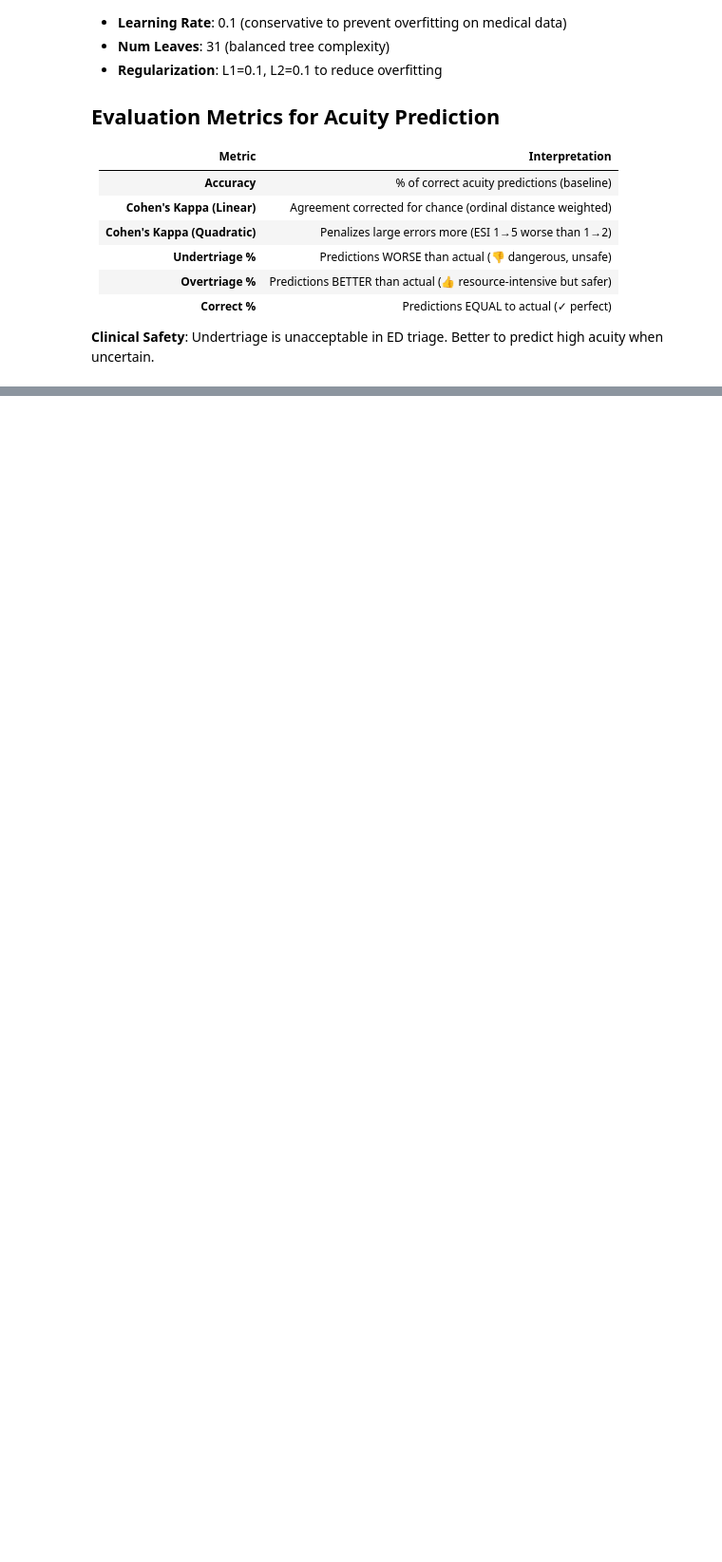
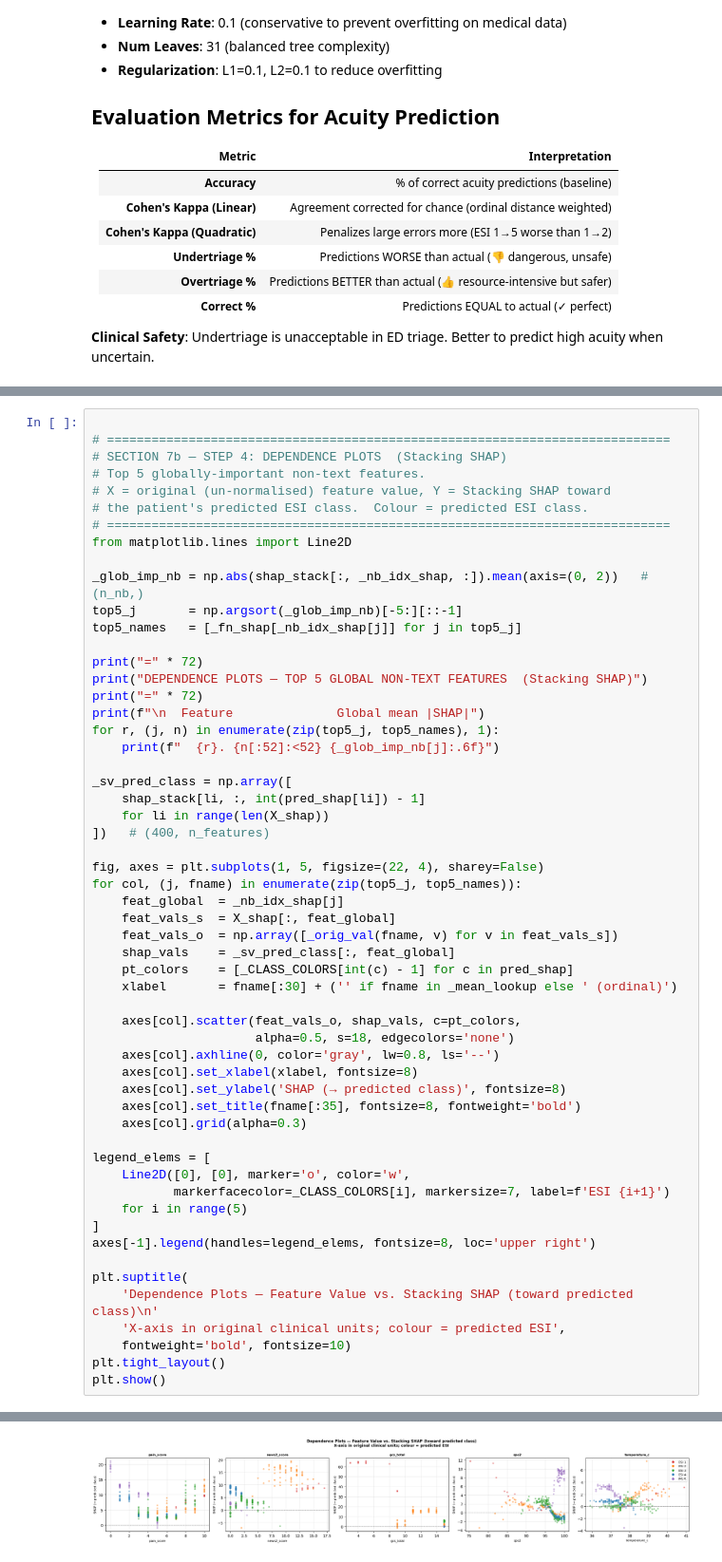
Before and after one commit to dsAlessandro/Emergency-Department-Acuity-Prediction, a Jupyter notebook: main.ipynb, the cells around one changed output, grey strips where cells are left out. Shown at 95% size. Drawn from its saved outputs; the diff is of its cells as text; blank space fills up the shorter version.

```diff
--- a/main.ipynb
+++ b/main.ipynb
@@ -2062,0 +2741,57 @@ print(f"   ✓ Highlights clinical safety metrics (undertriage vs overtriage)")
+# %%
+
+# ============================================================================
+# SECTION 7b — STEP 4: DEPENDENCE PLOTS  (Stacking SHAP)
+# Top 5 globally-important non-text features.
+# X = original (un-normalised) feature value, Y = Stacking SHAP toward
+# the patient's predicted ESI class.  Colour = predicted ESI class.
+# ============================================================================
+from matplotlib.lines import Line2D
+
+_glob_imp_nb = np.abs(shap_stack[:, _nb_idx_shap, :]).mean(axis=(0, 2))   # (n_nb,)
+top5_j       = np.argsort(_glob_imp_nb)[-5:][::-1]
+top5_names   = [_fn_shap[_nb_idx_shap[j]] for j in top5_j]
+
+print("=" * 72)
+print("DEPENDENCE PLOTS — TOP 5 GLOBAL NON-TEXT FEATURES  (Stacking SHAP)")
+print("=" * 72)
+print(f"\n  Feature              Global mean |SHAP|")
+for r, (j, n) in enumerate(zip(top5_j, top5_names), 1):
+    print(f"  {r}. {n[:52]:<52} {_glob_imp_nb[j]:.6f}")
+
+_sv_pred_class = np.array([
+    shap_stack[li, :, int(pred_shap[li]) - 1]
+    for li in range(len(X_shap))
+])   # (400, n_features)
+
+fig, axes = plt.subplots(1, 5, figsize=(22, 4), sharey=False)
+for col, (j, fname) in enumerate(zip(top5_j, top5_names)):
+    feat_global  = _nb_idx_shap[j]
+    feat_vals_s  = X_shap[:, feat_global]
+    feat_vals_o  = np.array([_orig_val(fname, v) for v in feat_vals_s])
+    shap_vals    = _sv_pred_class[:, feat_global]
+    pt_colors    = [_CLASS_COLORS[int(c) - 1] for c in pred_shap]
+    xlabel       = fname[:30] + ('' if fname in _mean_lookup else ' (ordinal)')
+
+    axes[col].scatter(feat_vals_o, shap_vals, c=pt_colors,
+                      alpha=0.5, s=18, edgecolors='none')
+    axes[col].axhline(0, color='gray', lw=0.8, ls='--')
+    axes[col].set_xlabel(xlabel, fontsize=8)
+    axes[col].set_ylabel('SHAP (→ predicted class)', fontsize=8)
+    axes[col].set_title(fname[:35], fontsize=8, fontweight='bold')
+    axes[col].grid(alpha=0.3)
+
+legend_elems = [
+    Line2D([0], [0], marker='o', color='w',
+           markerfacecolor=_CLASS_COLORS[i], markersize=7, label=f'ESI {i+1}')
+    for i in range(5)
+]
+axes[-1].legend(handles=legend_elems, fontsize=8, loc='upper right')
+
+plt.suptitle(
+    'Dependence Plots — Feature Value vs. Stacking SHAP (toward predicted class)\n'
+    'X-axis in original clinical units; colour = predicted ESI',
+    fontweight='bold', fontsize=10)
+plt.tight_layout()
+plt.show()
+# %% [output]
@@ -2062,0 +2808 @@ print(f"   ✓ Highlights clinical safety metrics (undertriage vs overtriage)")
+[figure, added]
```
Also changed, not shown: parts of 88 cells of this notebook.
